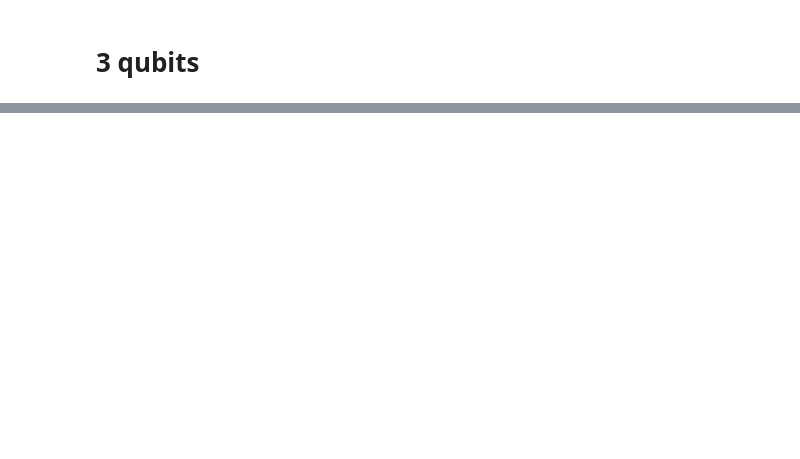
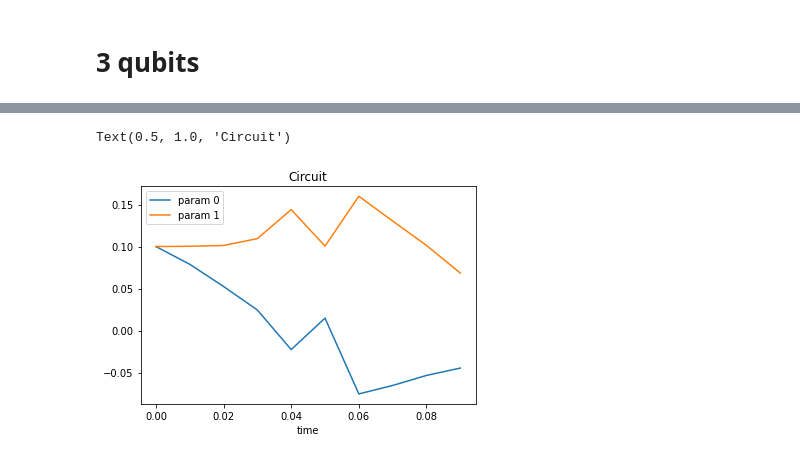
Before and after one commit to lezav/variational_quantum_simulation, a Jupyter notebook: full_simulation.ipynb, the cells around one changed output, grey strips where cells are left out. Saved outputs shown, nothing was run; the diff lists cells and outputs as text; code cells hidden in the pictures; blank space fills up the shorter version.

```diff
--- a/full_simulation.ipynb
+++ b/full_simulation.ipynb
@@ -116,11 +111,14 @@ plt.title("Analytic")
 # %%
-ode = define_vqs_ode(ops, opsH, fs, hs, state = vector)    # Define the diff. equation RHS as a function of the parameters
+ode = define_vqs_ode(ops, opsH, fs, hs, state = vector,shots=2**13)    # Define the diff. equation RHS as a function of the parameters
 params_evolved = euler(ode, params_init, dt, Nt)
 # Plot parameter evolution
 plt.plot(dt*np.arange(Nt), params_evolved, label = [f"param {i}" for i in range(params_evolved.shape[1])])
 plt.xlabel("time")
 plt.legend(loc="best")
 plt.title("Circuit")
+# %% [output]
+Text(0.5, 1.0, 'Circuit')
+[figure, added]
 # %%
 # Solve the schrodinger equation directly
 schrodinger = define_schrodinger_ode(opsH, hs)
```
Also changed, not shown: parts of 10 cells of this notebook, 2 other files.
